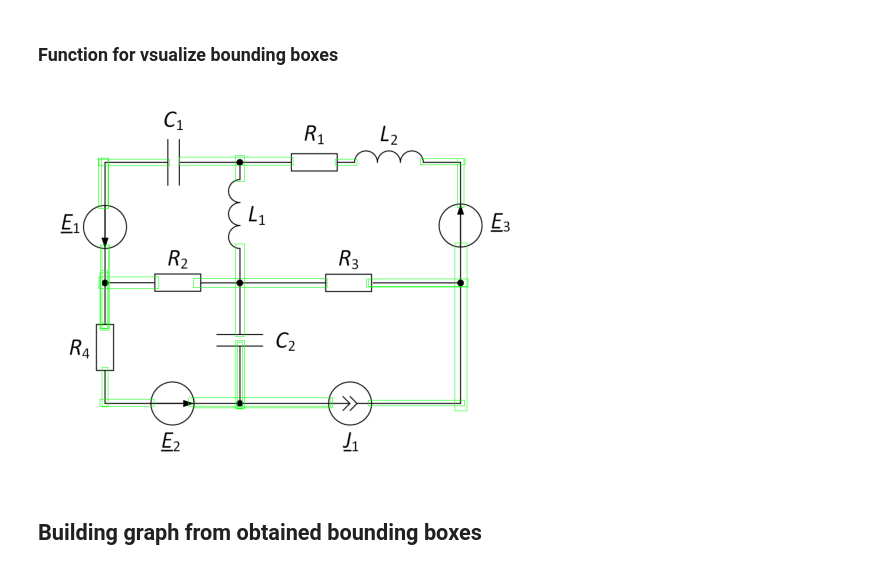
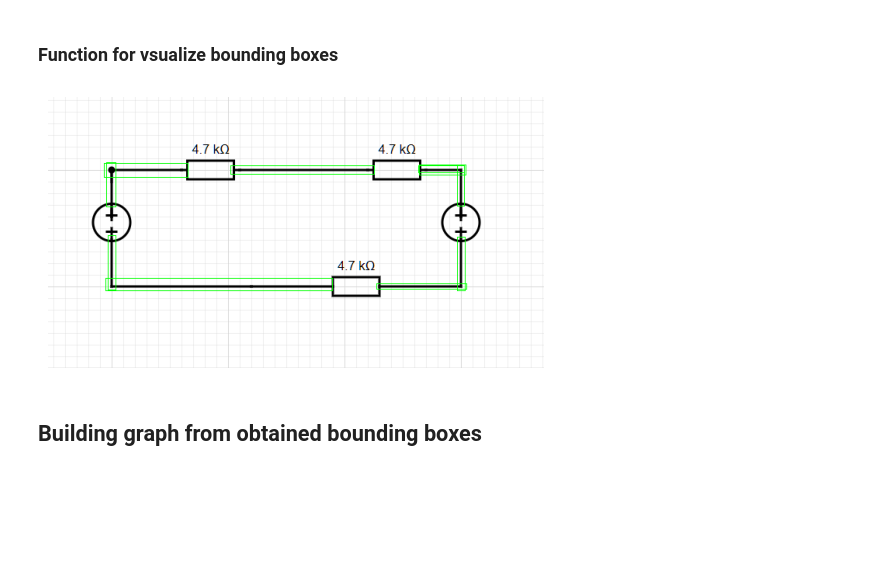
Before and after one commit to oblenivshiysyaa/recognition_of_shemes, a Jupyter notebook: pic_to_graph.ipynb, the cells around one changed output. Saved outputs shown, nothing was run; the diff lists cells and outputs as text; code cells hidden in the pictures; blank space fills up the shorter version.

```diff
--- a/pic_to_graph.ipynb
+++ b/pic_to_graph.ipynb
@@ -123,10 +147,10 @@ def visualize_boxes(path_to_img, indices):
   plt.imshow(img)
   plt.axis('off')
   plt.show()
-# %%
-visualize_boxes(cwd + '/imgs/4.png', nets_indices)
-# %% [output]
-[figure, removed]
+# %%
+visualize_boxes(image_path, nets_indices)
+# %% [output]
+[figure, added]
 # %% [markdown]
 ## Building graph from obtained bounding boxes
 # %% [markdown]
```
Also changed, not shown: parts of 28 cells of this notebook, 5 other files.
